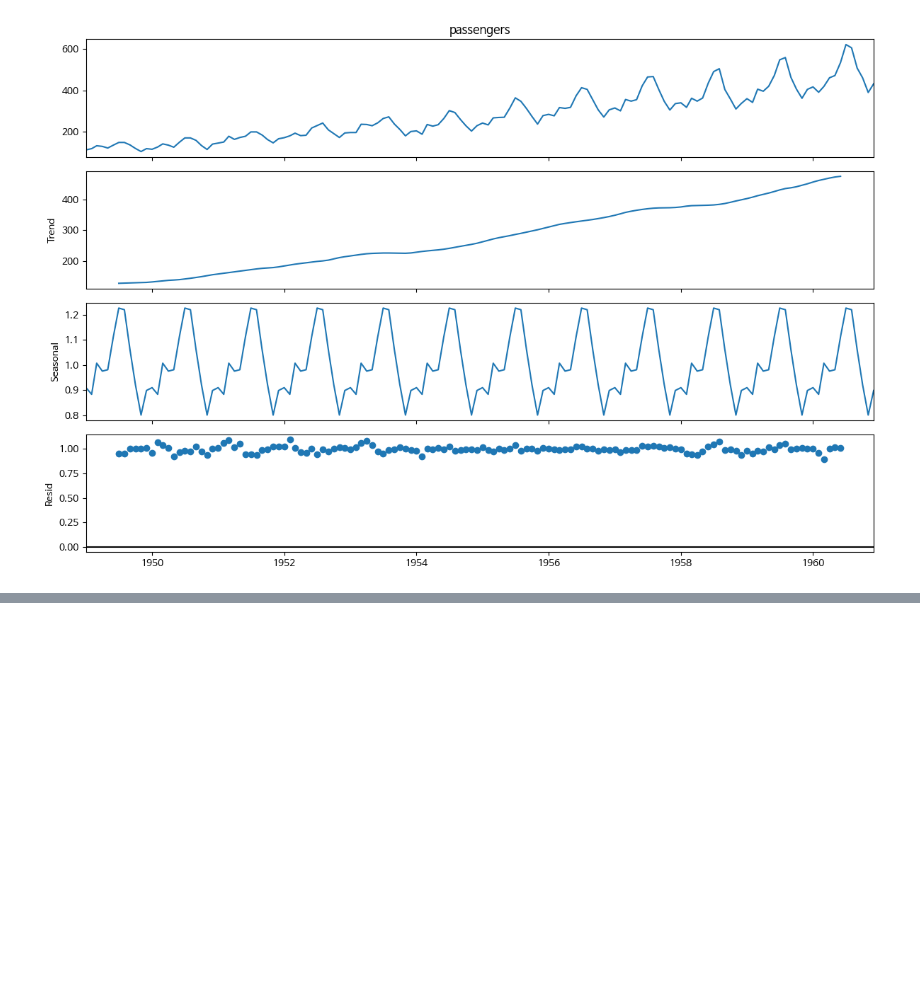
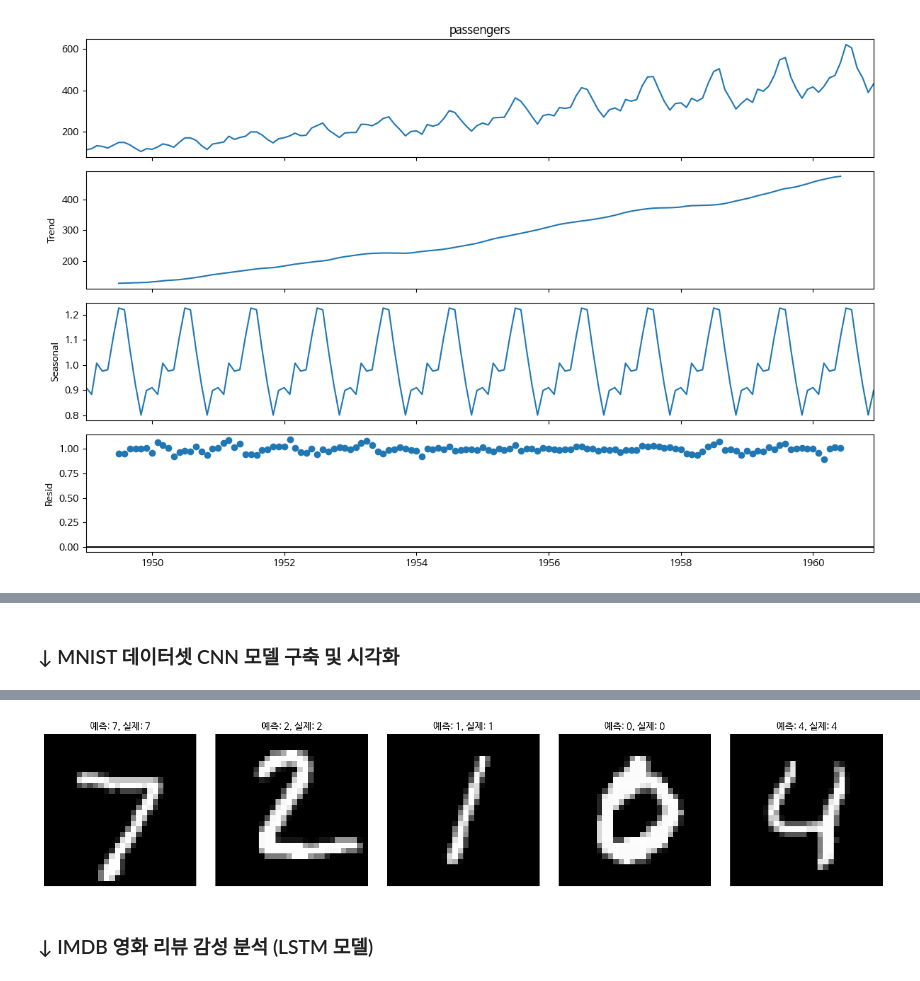
Before and after one commit to hajju0617/Data-Analysis-Study, a Jupyter notebook: data_analysis_2.ipynb, the cells around one changed output, grey strips where cells are left out. Saved outputs shown, nothing was run; the diff lists cells and outputs as text; code cells hidden in the pictures; blank space fills up the shorter version.

```diff
--- a/data_analysis_2.ipynb
+++ b/data_analysis_2.ipynb
@@ -299,0 +516,69 @@ date
+# %% [markdown]
+### ↓ MNIST 데이터셋 CNN 모델 구축 및 시각화
+# %%
+from tensorflow.keras.models import Sequential
+from tensorflow.keras.layers import Conv2D, MaxPooling2D, Flatten, Dense
+from tensorflow.keras.datasets import mnist
+from tensorflow.keras.utils import set_random_seed
+import matplotlib.pyplot as plt
+import tensorflow as tf
+
+# 랜덤 시드 값 설정.
+set_random_seed(42)
+
+# MNIST 데이터셋 로드 및 전처리.
+(X_train, y_train), (X_test, y_test) = mnist.load_data()
+
+# 이미지 데이터 형태 변환 및 정규화.
+X_train = X_train.reshape(-1, 28, 28, 1) / 255.0
+X_test = X_test.reshape(-1, 28, 28, 1) / 255.0
+# 타겟 레이블을 원-핫 인코딩.
+y_train = tf.keras.utils.to_categorical(y_train, 10)
+y_test = tf.keras.utils.to_categorical(y_test, 10)
+
+# CNN 모델 구축.
+# 이 모델은 이미지 처리에 특화된 합성곱 신경망.(CNN)
+# 입력 이미지의 형태는 (높이, 너비, 채널)이며, 28x28 흑백 이미지의 이므로. (28, 28, 1)
+# 두 계층의 합성곱 층, 평탄화 후 완전 연결층, 그리고 출력층으로 구성.
+model = Sequential([
+    # 1번째 합성곱 층.
+    Conv2D(32, kernel_size=(3, 3), activation='relu', input_shape=(28, 28, 1)),
+    # 1번째 풀링 층.
+    MaxPooling2D(pool_size=(2, 2)),
+    # 2번째 합성곱 층.
+    Conv2D(64, kernel_size=(3, 3), activation='relu'),
+    # 2번째 풀링 층.
+    MaxPooling2D(pool_size=(2, 2)),
+    # 1차원으로 평탄화.
+    Flatten(),
+    # 완전 연결층.
+    Dense(128, activation='relu'),
+    # 출력층 (10개 클래스 분류)
+    Dense(10, activation='softmax')
+])
+
+
+# 모델 컴파일.
+model.compile(optimizer='adam',
+              loss='categorical_crossentropy',
+              metrics=['accuracy'])
+
+# 모델 학습.
+model.fit(X_train, y_train, batch_size=128, epochs=5, validation_split=0.1, verbose=1)
+
+# 모델 평가.
+score = model.evaluate(X_test, y_test, verbose=0)
+print(f'테스트 정확도: {score[1]:.4f}')
+
+# 예측 결과 시각화.
+predictions = model.predict(X_test[:5])
+fig, axes = plt.subplots(1, 5, figsize=(15, 3))
+for i, ax in enumerate(axes):
+    ax.imshow(X_test[i].reshape(28, 28), cmap='gray')
+    predicted_label = tf.argmax(predictions[i]).numpy()
+    true_label = tf.argmax(y_test[i]).numpy()
+    ax.set_title(f'예측: {predicted_label}, 실제: {true_label}')
+    ax.axis('off')
+plt.tight_layout()
+plt.show()
+# %% [output]
@@ -299,0 +597,3 @@ date
+[figure, added]
+# %% [markdown]
+### ↓ IMDB 영화 리뷰 감성 분석 (LSTM 모델)
```
Also changed, not shown: parts of 15 cells of this notebook.
